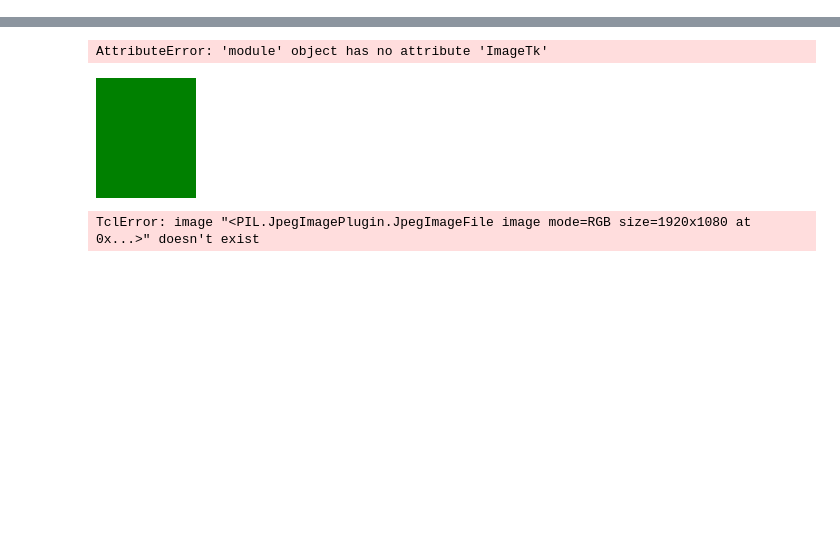
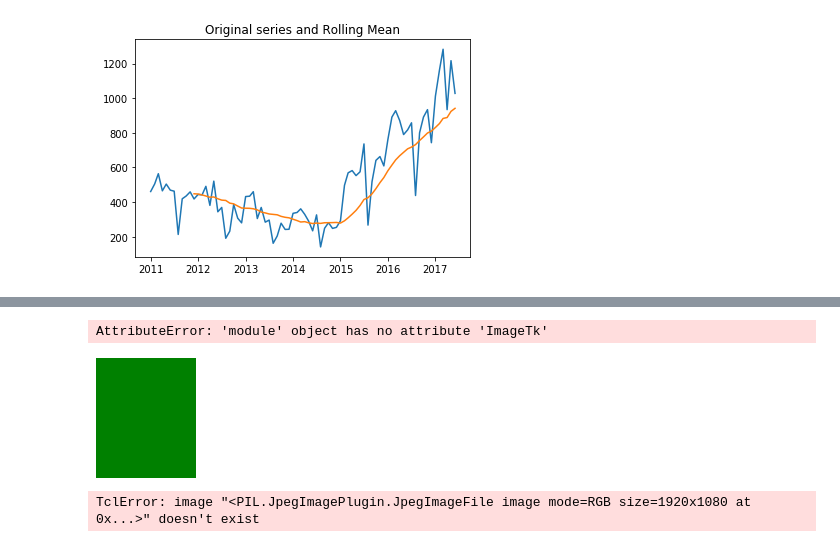
Before and after one commit to giannizatt/NCFApp, a Jupyter notebook: NCFApp.ipynb, the cells around one changed output, grey strips where cells are left out. Drawn from its saved outputs; the diff is of its cells as text; code cells hidden in the pictures; blank space fills up the shorter version.

```diff
--- a/NCFApp.ipynb
+++ b/NCFApp.ipynb
@@ -146,0 +184,96 @@ AttributeError: 'RangeIndex' object has no attribute 'inferred_freq'
+# %%
+    SeriePandas=SP.copy()
+    #Elimina eventuali spazi vuoti
+    SeriePandas = SeriePandas.dropna()
+    #Calcola media mobile e deviazione standard su 12 periodi
+    rolmean = SeriePandas.rolling(window=12,center=False).mean()
+    rolstd  = SeriePandas.rolling(window=12,center=False).std()
+
+
+    plt.plot(SP)
+    plt.plot(rolmean)
+    plt.title('Original series and Rolling Mean')
+    plt.show()
+    plt.plot(rolstd)
+    plt.title('Rolling Standard Deviation')
+    plt.show()
+
+
+    dftest = adfuller(SeriePandas, autolag='AIC')
+    print dftest
+    print 'Results of Dickey-Fuller Test:'
+    dfoutput = pd.Series(dftest[0:4], index=['Test Statistic','p-value','#Lags Used','Number of Observations Used'])
+    for key,value in dftest[4].items():
+        dfoutput['Critical Value (%s)'%key] = value
+    print dfoutput
+
+
+    decomposition = seasonal_decompose(SeriePandas.dropna())
+
+    trend = decomposition.trend
+    seasonal = decomposition.seasonal
+    residual = decomposition.resid
+
+
+    plt.subplot(411)
+    plt.plot(SeriePandas, label='Original')
+    plt.legend(loc='best')
+    plt.subplot(412)
+    plt.plot(trend, label='Trend')
+    plt.legend(loc='best')
+    plt.subplot(413)
+    plt.plot(seasonal,label='Seasonality')
+    plt.legend(loc='best')
+    plt.subplot(414)
+    plt.plot(residual, label='Residuals')
+    plt.legend(loc='best')
+    plt.tight_layout()
+
+    plt.show()
+
+    dftest = adfuller(residual.dropna(), autolag='AIC')
+    print dftest
+    print 'Results of Dickey-Fuller Test:'
+    dfoutput = pd.Series(dftest[0:4], index=['Test Statistic','p-value','#Lags Used','Number of Observations Used'])
+    for key,value in dftest[4].items():
+        dfoutput['Critical Value (%s)'%key] = value
+    print dfoutput
+
+    lag_acf = acf(residual.dropna(), nlags=15)
+    lag_pacf = pacf(residual.dropna(), nlags=15, method='ols')
+
+    print 'lag ACF :  ',lag_acf
+    print 'lag PACF : ',lag_pacf
+
+    #Plot ACF:
+    plt.subplot(121)
+    plt.plot(lag_acf)
+    plt.axhline(y=0,linestyle='--',color='gray')
+    plt.axhline(y=-1.96/np.sqrt(len(residual.dropna())),linestyle='--',color='gray')
+    plt.axhline(y=1.96/np.sqrt(len(residual.dropna())),linestyle='--',color='gray')
+    plt.title('Autocorrelation Function')
+
+    #Plot PACF:
+    plt.subplot(122)
+    plt.plot(lag_pacf)
+    plt.axhline(y=0,linestyle='--',color='gray')
+    plt.axhline(y=-1.96/np.sqrt(len(residual.dropna())),linestyle='--',color='gray')
+    plt.axhline(y=1.96/np.sqrt(len(residual.dropna())),linestyle='--',color='gray')
+    plt.title('Partial Autocorrelation Function')
+    plt.tight_layout()
+    plt.show()
+
+    model = ARIMA(residual.dropna(),order=(1,1,0))
+    results_AR = model.fit(disp=-1)
+    plt.plot(residual.dropna())
+    plt.plot(results_AR.fittedvalues, color='red')
+    plt.title('RSS: %.4f'% sum((results_AR.fittedvalues.dropna()-residual.dropna())**2))
+    plt.show()
+
+    print results_AR.summary()
+    print results_AR.forecast(steps=4)
+    #print results_AR.forecast()[1]
+    #plt.plot(results_AR.forecast(12))
+    #plt.show()
+# %% [output]
+[figure, added]
```
Also changed, not shown: parts of 8 cells of this notebook.
